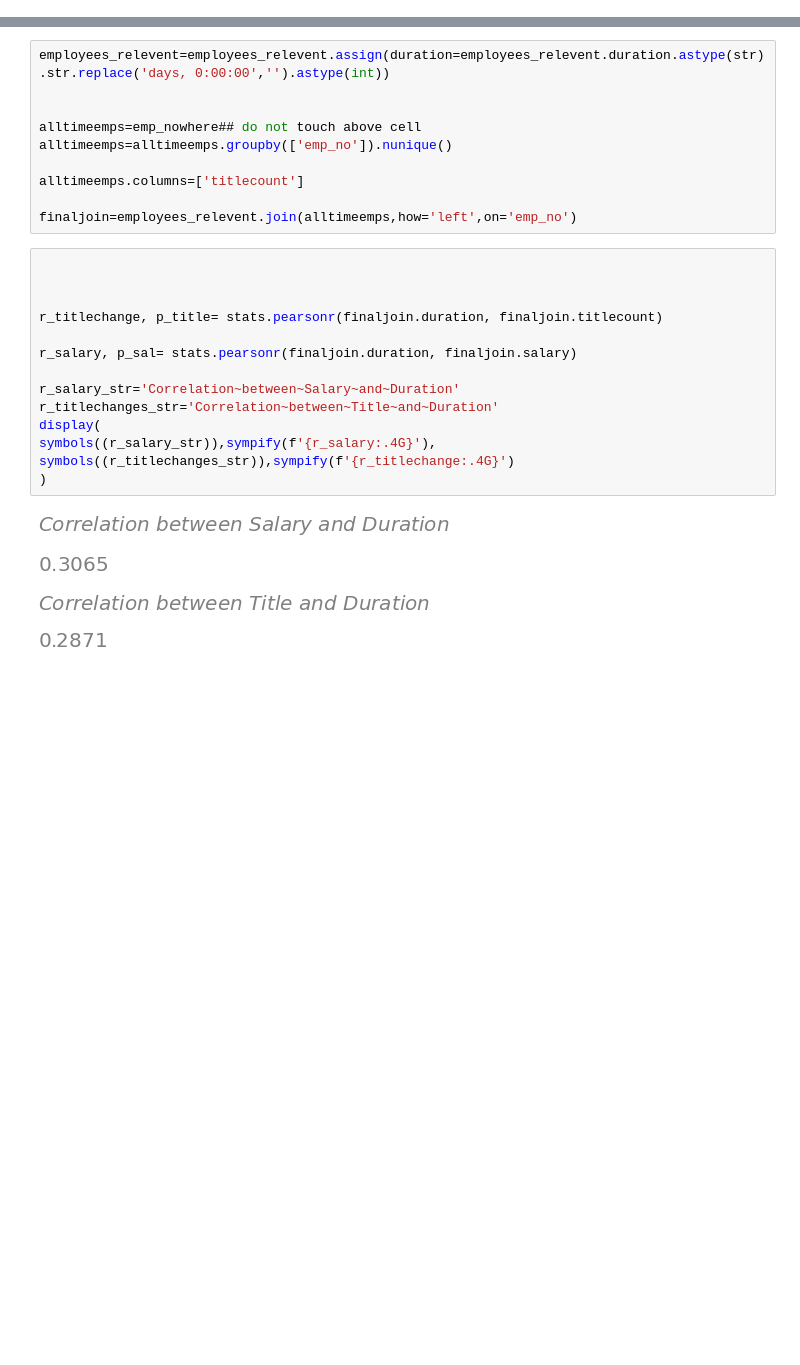
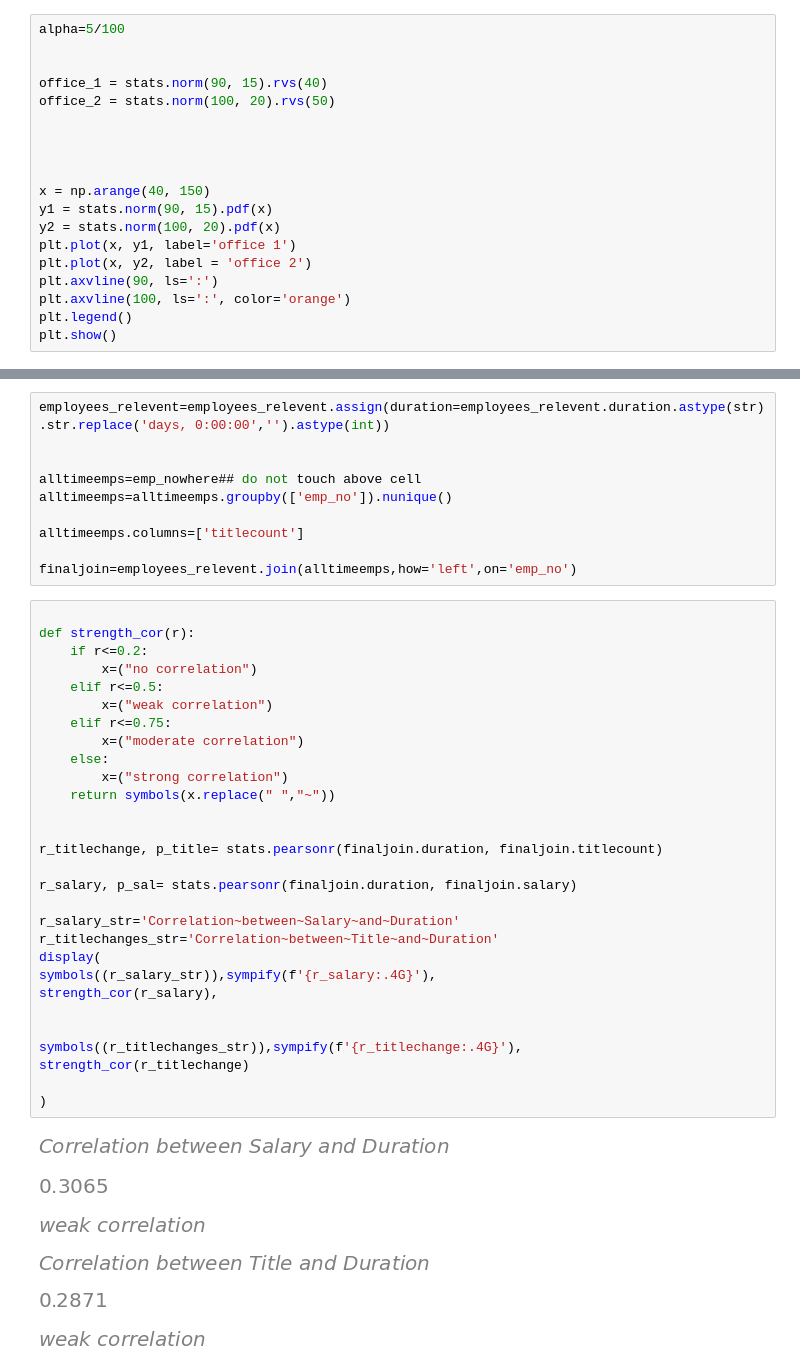
Before and after one commit to mackenr/statistics-exercises, a Jupyter notebook: hypothesis_testing.ipynb, the cells around one changed output, grey strips where cells are left out. Cells and saved outputs as stored; diff of their text form; blank space fills up the shorter version.

```diff
--- a/hypothesis_testing.ipynb
+++ b/hypothesis_testing.ipynb
@@ -128,0 +152,19 @@ Exercises
+# %%
+alpha=5/100
+
+
+office_1 = stats.norm(90, 15).rvs(40)
+office_2 = stats.norm(100, 20).rvs(50)
+
+
+
+
+x = np.arange(40, 150)
+y1 = stats.norm(90, 15).pdf(x)
+y2 = stats.norm(100, 20).pdf(x)
+plt.plot(x, y1, label='office 1')
+plt.plot(x, y2, label = 'office 2')
+plt.axvline(90, ls=':')
+plt.axvline(100, ls=':', color='orange')
+plt.legend()
+plt.show()
@@ -456,23 +480,40 @@ alltimeemps.columns=['titlecount']
 finaljoin=employees_relevent.join(alltimeemps,how='left',on='emp_no')
 # %%
 
+def strength_cor(r):
+    if r<=0.2:
+        x=("no correlation")
+    elif r<=0.5:
+        x=("weak correlation")
+    elif r<=0.75:
+        x=("moderate correlation")
+    else:
+        x=("strong correlation")
+    return symbols(x.replace(" ","~"))
 
 
 r_titlechange, p_title= stats.pearsonr(finaljoin.duration, finaljoin.titlecount)
 
 r_salary, p_sal= stats.pearsonr(finaljoin.duration, finaljoin.salary)
 
 r_salary_str='Correlation~between~Salary~and~Duration'
 r_titlechanges_str='Correlation~between~Title~and~Duration'
 display(
 symbols((r_salary_str)),sympify(f'{r_salary:.4G}'),
-symbols((r_titlechanges_str)),sympify(f'{r_titlechange:.4G}')
+strength_cor(r_salary),
+
+
+symbols((r_titlechanges_str)),sympify(f'{r_titlechange:.4G}'),
+strength_cor(r_titlechange)
+
 )
 # %% [output]
 [figure]
 [figure]
-[figure, old version]
+[figure, new version]
-[figure, old version]
+[figure, new version]
+[figure, added]
+[figure, added]
 # %%
 ######
 #Expermimenting with printing output
```
Also changed, not shown: parts of 41 cells of this notebook, 2 other files.
